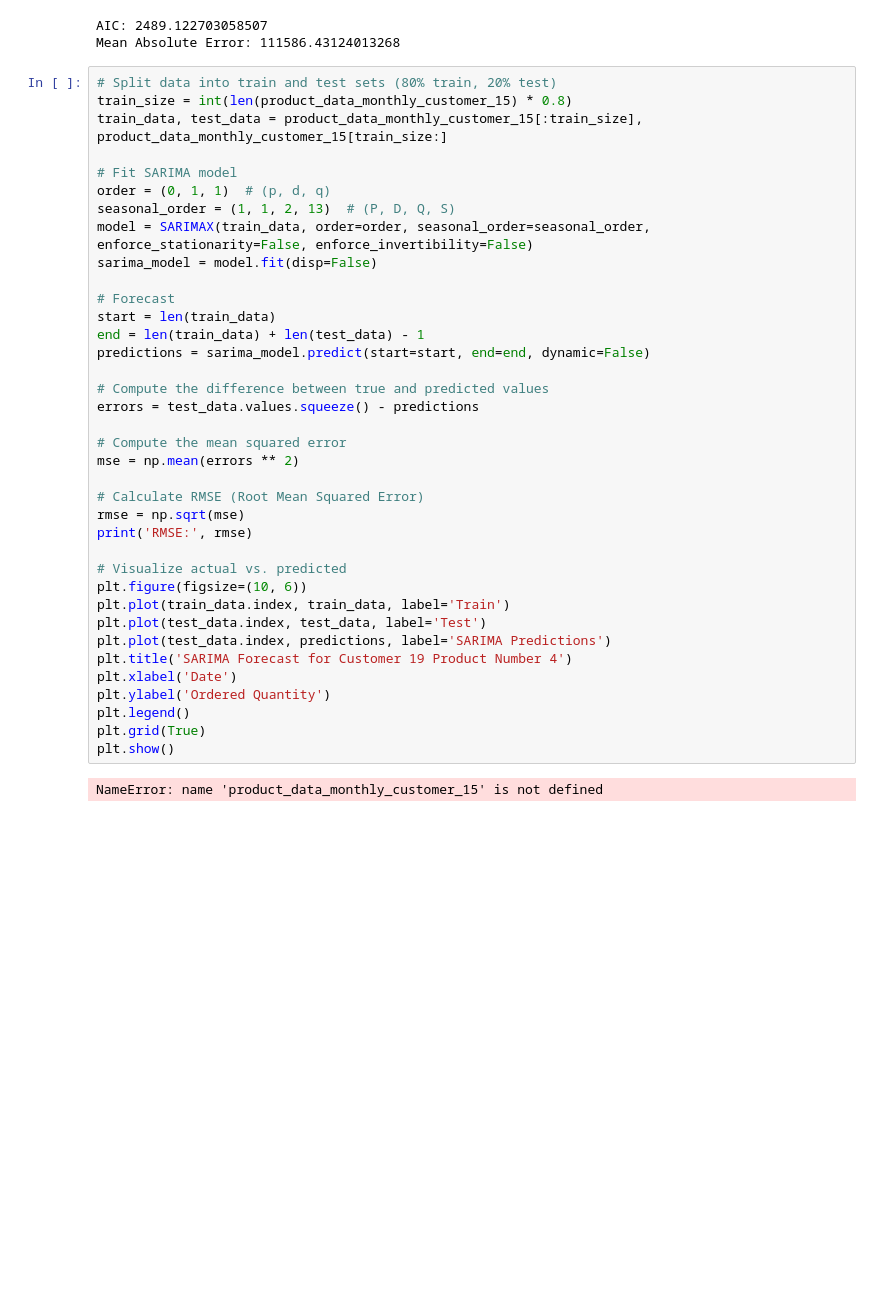
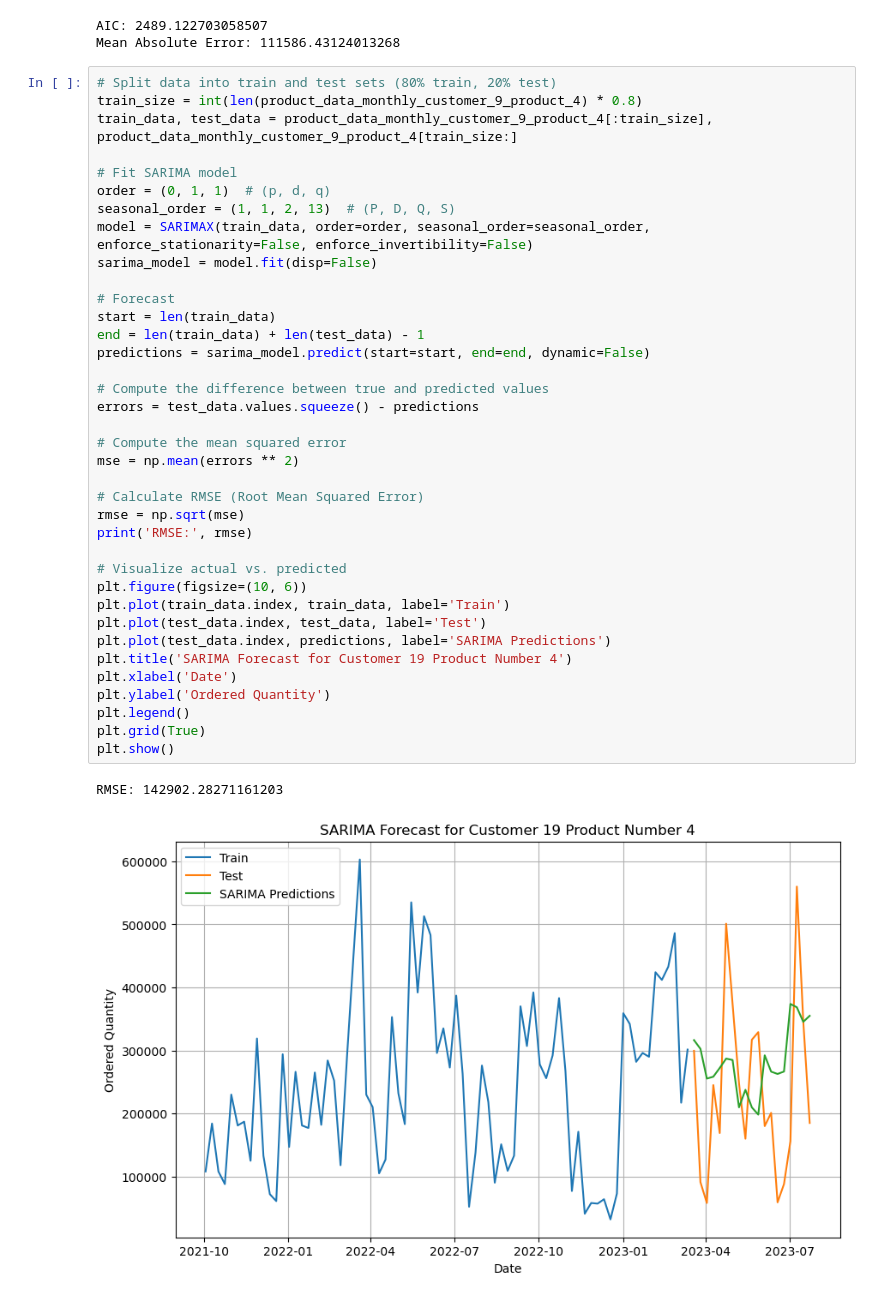
Before and after one commit to MF-BA/PGS_4DS1_Project, a Jupyter notebook: Big Data/ORDER_PREDICTION (forcast).ipynb, the cells around one changed output. Cells and saved outputs as stored; diff of their text form; blank space fills up the shorter version.

```diff
--- a/Big Data/ORDER_PREDICTION (forcast).ipynb
+++ b/Big Data/ORDER_PREDICTION (forcast).ipynb
@@ -257,8 +255,8 @@ AIC: 2489.122703058507
 Mean Absolute Error: 111586.43124013268
 # %%
 # Split data into train and test sets (80% train, 20% test)
-train_size = int(len(product_data_monthly_customer_15) * 0.8)
-train_data, test_data = product_data_monthly_customer_15[:train_size], product_data_monthly_customer_15[train_size:]
+train_size = int(len(product_data_monthly_customer_9_product_4) * 0.8)
+train_data, test_data = product_data_monthly_customer_9_product_4[:train_size], product_data_monthly_customer_9_product_4[train_size:]
 
 # Fit SARIMA model
 order = (0, 1, 1)  # (p, d, q)
@@ -266,34 +264,35 @@ seasonal_order = (1, 1, 2, 13)  # (P, D, Q, S)
 model = SARIMAX(train_data, order=order, seasonal_order=seasonal_order, enforce_stationarity=False, enforce_invertibility=False)
 sarima_model = model.fit(disp=False)
 
 # Forecast
 start = len(train_data)
 end = len(train_data) + len(test_data) - 1
 predictions = sarima_model.predict(start=start, end=end, dynamic=False)
 
 # Compute the difference between true and predicted values
 errors = test_data.values.squeeze() - predictions
 
 # Compute the mean squared error
 mse = np.mean(errors ** 2)
 
 # Calculate RMSE (Root Mean Squared Error)
 rmse = np.sqrt(mse)
 print('RMSE:', rmse)
 
 # Visualize actual vs. predicted
 plt.figure(figsize=(10, 6))
 plt.plot(train_data.index, train_data, label='Train')
 plt.plot(test_data.index, test_data, label='Test')
 plt.plot(test_data.index, predictions, label='SARIMA Predictions')
 plt.title('SARIMA Forecast for Customer 19 Product Number 4')
 plt.xlabel('Date')
 plt.ylabel('Ordered Quantity')
 plt.legend()
 plt.grid(True)
 plt.show()
 # %% [output]
-NameError: name 'product_data_monthly_customer_15' is not defined
+RMSE: 142902.28271161203
+[figure, added]
 # %%
 # Forecast additional 6 months (6 * 4 weeks for weekly data)
 forecast_horizon = 6 * 4
```
Also changed, not shown: parts of 5 cells of this notebook, 22 other files.
